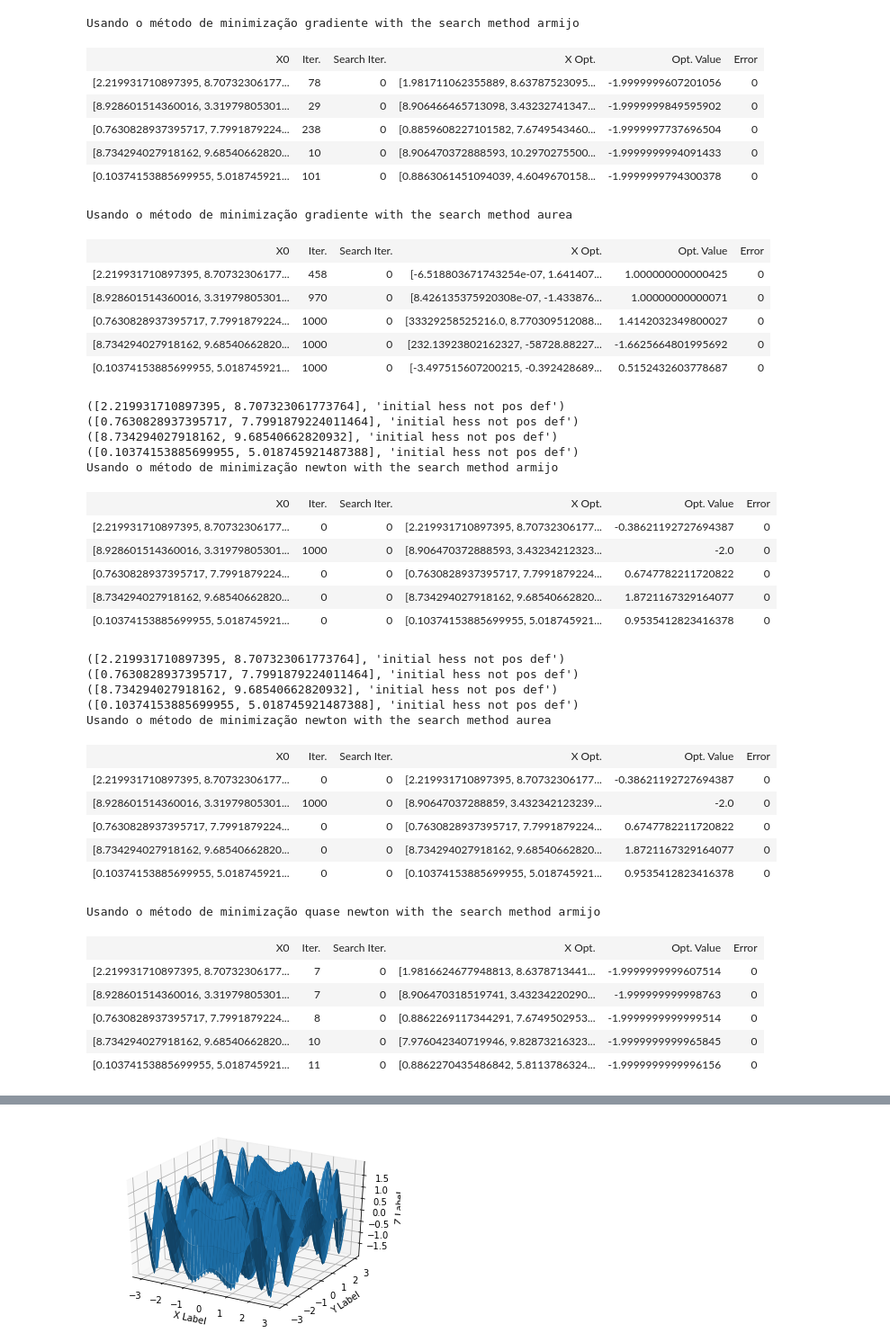
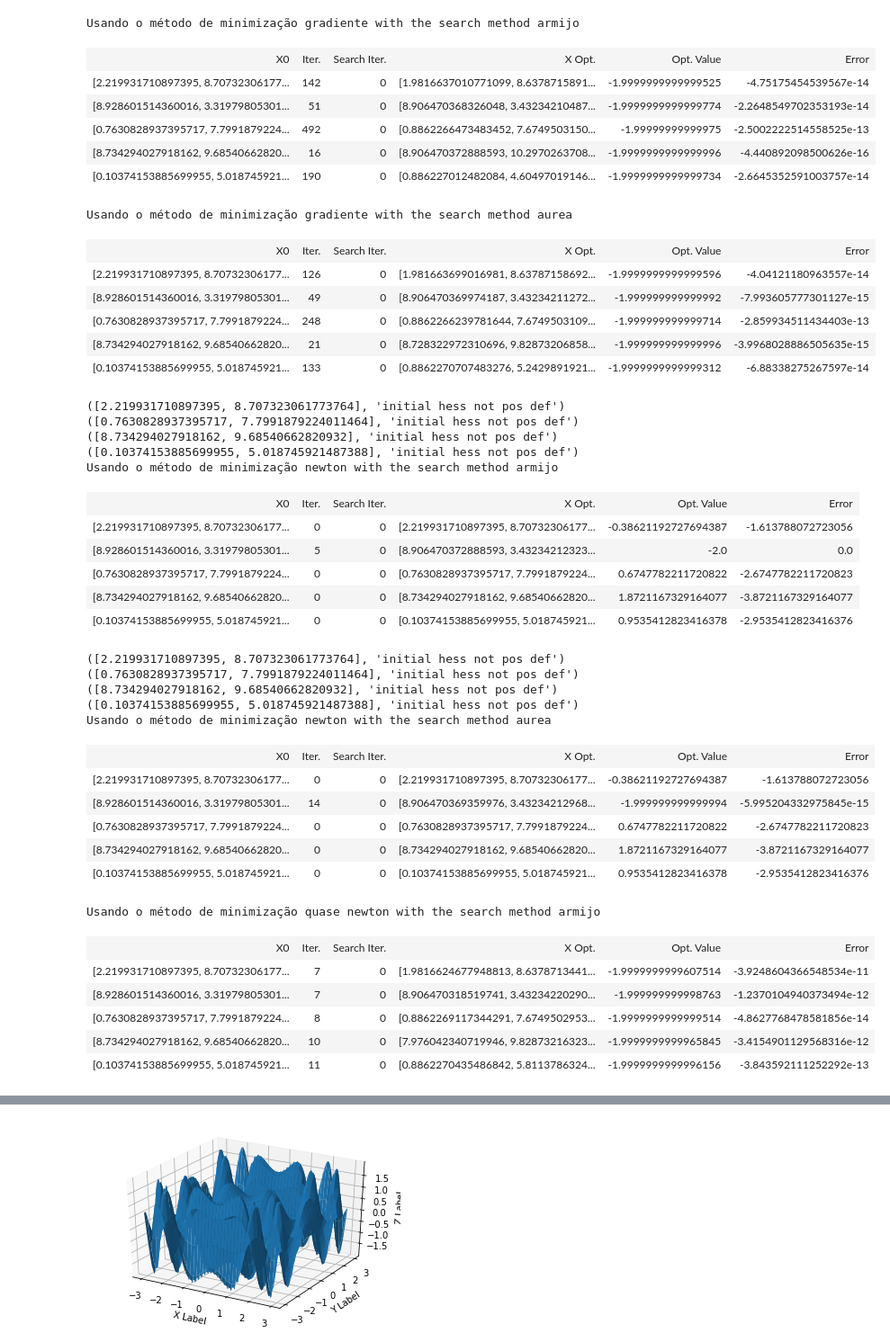
Before and after one commit to Tuniks/non-linear-programming, a Jupyter notebook: Otimização.ipynb, the cells around one changed output, grey strips where cells are left out. Shown at 90% size. Cells and saved outputs as stored; diff of their text form; code cells hidden in the pictures.

```diff
--- a/Otimização.ipynb
+++ b/Otimização.ipynb
@@ -55,8 +55,8 @@ def auxAurea(x, d, t):
     return getFunction([x[0] + t*d[0,0], x[1] + t*d[1,0]])
 
 def aurea(x, d):
-    e = 0.01
-    p = 0.25
+    e = 0.001
+    p = 0.001
     teta1 = (3 - 5**(1/2))/2
     teta2 = 1 - teta1
 
@@ -101,7 +101,7 @@ def minGradient(xi, search):
                  [10**10]])
     while (it < 1000
            and (abs(grad[0,0]) > 10**-15 or abs(grad[1,0]) > 10**-15)
-           and (abs(p[0,0]) > 10**-5 or abs(p[1,0]) > 10**-5)):
+           and (abs(p[0,0]) > 10**-8 or abs(p[1,0]) > 10**-8)):
             d = np.array([[-1 * grad[0,0]],
                           [-1 * grad[1,0]]])
             t = search(x, d)
@@ -118,24 +118,25 @@ def minNewton(xi, search):
     x = xi
     d = [0,0]
     grad = getGradient(x)
-    diff = np.array([[10**10],
+    p = np.array([[10**10],
                  [10**10]])
-    while (it < 1000):
-        if np.count_nonzero(grad) != 0:
+    while (it < 1000
+           and (abs(grad[0,0]) > 10**-15 or abs(grad[1,0]) > 10**-15)
+           and (abs(p[0,0]) > 10**-10 or abs(p[1,0]) > 10**-10)):
             hess = getHessian(x)
             if (is_pos_def(hess)):
                 invhess = np.linalg.inv(hess)
                 grad = getGradient(x)
                 d = -1*invhess.dot(grad)
                 t = search(x, d)
+                x0 = x
                 x = [x[0] + t*d[0,0], x[1] + t*d[1,0]]
+                p = np.array([[x[0] - x0[0], x[1] - x0[1]]]).transpose()
                 it = it+1
             else:
                 if (it == 0):
                     print(xi, 'initial hess not pos def')
                 break
-        else:
-            break
 
     return x, it
 
@@ -171,7 +172,7 @@ def minQuasiNewton(xi, search):
 def getResults(x, minimize, search):
     r, i = minimize(x, search)
     m = getFunction(r)
-    return [x, i, 0, r, m, 0]
+    return [x, i, 0, r, m, -2-m]
 
 
 
@@ -184,71 +185,71 @@ search_names = ["armijo", "aurea"]
 
 for method in minimization_methods:
     for search in search_methods:
         data = [["X0", "Iter.", "Search Iter.", "X Opt.", "Opt. Value", "Error"]]
         for xo in xo_list:
             data.append(getResults(xo, method, search))
 
         print("Usando o método de minimização %s with the search method %s" %(minimization_names[minimization_methods.index(method)], search_names[search_methods.index(search)]))
         display(HTML('<table><tr>{}</tr></table>'.format(
            '</tr><tr>'.join(
                '<td>{}</td>'.format('</td><td>'.join(str(_) for _ in row)) for row in data)
         )))
 
 
 # data = [["X0", "Iter.", "Search Iter.", "X Opt.", "Opt. Value", "Error"],
 #          ["Sun",696000,1989100000],
 #          ["Earth",6371,5973.6],
 #          ["Moon",1737,73.5],
 #          ["Mars",3390,641.85]]
 
 
 # display(HTML('<table><tr>{}</tr></table>'.format(
 #        '</tr><tr>'.join(
 #            '<td>{}</td>'.format('</td><td>'.join(str(_) for _ in row)) for row in data)
 #        )))
 # %% [output]
 Usando o método de minimização gradiente with the search method armijo
 | X0 | Iter. | Search Iter. | X Opt. | Opt. Value | Error |
-| [2.219931710897395, 8.70732306177... | 78 | 0 | [1.981711062355889, 8.63787523095... | -1.9999999607201056 | 0 |
-| [8.928601514360016, 3.31979805301... | 29 | 0 | [8.906466465713098, 3.43232741347... | -1.9999999849595902 | 0 |
-| [0.7630828937395717, 7.7991879224... | 238 | 0 | [0.8859608227101582, 7.6749543460... | -1.9999997737696504 | 0 |
-| [8.734294027918162, 9.68540662820... | 10 | 0 | [8.906470372888593, 10.2970275500... | -1.9999999994091433 | 0 |
-| [0.10374153885699955, 5.018745921... | 101 | 0 | [0.8863061451094039, 4.6049670158... | -1.9999999794300378 | 0 |
+| [2.219931710897395, 8.70732306177... | 142 | 0 | [1.9816637010771099, 8.6378715891... | -1.9999999999999525 | -4.75175454539567e-14 |
+| [8.928601514360016, 3.31979805301... | 51 | 0 | [8.906470368326048, 3.43234210487... | -1.9999999999999774 | -2.2648549702353193e-14 |
+| [0.7630828937395717, 7.7991879224... | 492 | 0 | [0.8862266473483452, 7.6749503150... | -1.99999999999975 | -2.5002222514558525e-13 |
+| [8.734294027918162, 9.68540662820... | 16 | 0 | [8.906470372888593, 10.2970263708... | -1.9999999999999996 | -4.440892098500626e-16 |
+| [0.10374153885699955, 5.018745921... | 190 | 0 | [0.886227012482084, 4.60497019146... | -1.9999999999999734 | -2.6645352591003757e-14 |
 Usando o método de minimização gradiente with the search method aurea
 | X0 | Iter. | Search Iter. | X Opt. | Opt. Value | Error |
-| [2.219931710897395, 8.70732306177... | 458 | 0 | [-6.518803671743254e-07, 1.641407... | 1.000000000000425 | 0 |
-| [8.928601514360016, 3.31979805301... | 970 | 0 | [8.426135375920308e-07, -1.433876... | 1.00000000000071 | 0 |
-| [0.7630828937395717, 7.7991879224... | 1000 | 0 | [33329258525216.0, 8.770309512088... | 1.4142032349800027 | 0 |
-| [8.734294027918162, 9.68540662820... | 1000 | 0 | [232.13923802162327, -58728.88227... | -1.6625664801995692 | 0 |
-| [0.10374153885699955, 5.018745921... | 1000 | 0 | [-3.497515607200215, -0.392428689... | 0.5152432603778687 | 0 |
+| [2.219931710897395, 8.70732306177... | 126 | 0 | [1.981663699016981, 8.63787158692... | -1.9999999999999596 | -4.04121180963557e-14 |
+| [8.928601514360016, 3.31979805301... | 49 | 0 | [8.906470369974187, 3.43234211272... | -1.999999999999992 | -7.993605777301127e-15 |
+| [0.7630828937395717, 7.7991879224... | 248 | 0 | [0.8862266239781644, 7.6749503109... | -1.999999999999714 | -2.859934511434403e-13 |
+| [8.734294027918162, 9.68540662820... | 21 | 0 | [8.728322972310696, 9.82873206858... | -1.999999999999996 | -3.9968028886505635e-15 |
+| [0.10374153885699955, 5.018745921... | 133 | 0 | [0.8862270707483276, 5.2429891921... | -1.9999999999999312 | -6.88338275267597e-14 |
 ([2.219931710897395, 8.707323061773764], 'initial hess not pos def')
 ([0.7630828937395717, 7.7991879224011464], 'initial hess not pos def')
 ([8.734294027918162, 9.68540662820932], 'initial hess not pos def')
 ([0.10374153885699955, 5.018745921487388], 'initial hess not pos def')
 Usando o método de minimização newton with the search method armijo
 | X0 | Iter. | Search Iter. | X Opt. | Opt. Value | Error |
-| [2.219931710897395, 8.70732306177... | 0 | 0 | [2.219931710897395, 8.70732306177... | -0.38621192727694387 | 0 |
-| [8.928601514360016, 3.31979805301... | 1000 | 0 | [8.906470372888593, 3.43234212323... | -2.0 | 0 |
-| [0.7630828937395717, 7.7991879224... | 0 | 0 | [0.7630828937395717, 7.7991879224... | 0.6747782211720822 | 0 |
-| [8.734294027918162, 9.68540662820... | 0 | 0 | [8.734294027918162, 9.68540662820... | 1.8721167329164077 | 0 |
-| [0.10374153885699955, 5.018745921... | 0 | 0 | [0.10374153885699955, 5.018745921... | 0.9535412823416378 | 0 |
+| [2.219931710897395, 8.70732306177... | 0 | 0 | [2.219931710897395, 8.70732306177... | -0.38621192727694387 | -1.613788072723056 |
+| [8.928601514360016, 3.31979805301... | 5 | 0 | [8.906470372888593, 3.43234212323... | -2.0 | 0.0 |
+| [0.7630828937395717, 7.7991879224... | 0 | 0 | [0.7630828937395717, 7.7991879224... | 0.6747782211720822 | -2.6747782211720823 |
+| [8.734294027918162, 9.68540662820... | 0 | 0 | [8.734294027918162, 9.68540662820... | 1.8721167329164077 | -3.8721167329164077 |
+| [0.10374153885699955, 5.018745921... | 0 | 0 | [0.10374153885699955, 5.018745921... | 0.9535412823416378 | -2.9535412823416376 |
 ([2.219931710897395, 8.707323061773764], 'initial hess not pos def')
 ([0.7630828937395717, 7.7991879224011464], 'initial hess not pos def')
 ([8.734294027918162, 9.68540662820932], 'initial hess not pos def')
 ([0.10374153885699955, 5.018745921487388], 'initial hess not pos def')
 Usando o método de minimização newton with the search method aurea
 | X0 | Iter. | Search Iter. | X Opt. | Opt. Value | Error |
-| [2.219931710897395, 8.70732306177... | 0 | 0 | [2.219931710897395, 8.70732306177... | -0.38621192727694387 | 0 |
-| [8.928601514360016, 3.31979805301... | 1000 | 0 | [8.90647037288859, 3.432342123239... | -2.0 | 0 |
-| [0.7630828937395717, 7.7991879224... | 0 | 0 | [0.7630828937395717, 7.7991879224... | 0.6747782211720822 | 0 |
-| [8.734294027918162, 9.68540662820... | 0 | 0 | [8.734294027918162, 9.68540662820... | 1.8721167329164077 | 0 |
-| [0.10374153885699955, 5.018745921... | 0 | 0 | [0.10374153885699955, 5.018745921... | 0.9535412823416378 | 0 |
+| [2.219931710897395, 8.70732306177... | 0 | 0 | [2.219931710897395, 8.70732306177... | -0.38621192727694387 | -1.613788072723056 |
+| [8.928601514360016, 3.31979805301... | 14 | 0 | [8.906470369359976, 3.43234212968... | -1.999999999999994 | -5.995204332975845e-15 |
+| [0.7630828937395717, 7.7991879224... | 0 | 0 | [0.7630828937395717, 7.7991879224... | 0.6747782211720822 | -2.6747782211720823 |
+| [8.734294027918162, 9.68540662820... | 0 | 0 | [8.734294027918162, 9.68540662820... | 1.8721167329164077 | -3.8721167329164077 |
+| [0.10374153885699955, 5.018745921... | 0 | 0 | [0.10374153885699955, 5.018745921... | 0.9535412823416378 | -2.9535412823416376 |
 Usando o método de minimização quase newton with the search method armijo
 | X0 | Iter. | Search Iter. | X Opt. | Opt. Value | Error |
-| [2.219931710897395, 8.70732306177... | 7 | 0 | [1.9816624677948813, 8.6378713441... | -1.9999999999607514 | 0 |
-| [8.928601514360016, 3.31979805301... | 7 | 0 | [8.906470318519741, 3.43234220290... | -1.999999999998763 | 0 |
-| [0.7630828937395717, 7.7991879224... | 8 | 0 | [0.8862269117344291, 7.6749502953... | -1.9999999999999514 | 0 |
-| [8.734294027918162, 9.68540662820... | 10 | 0 | [7.976042340719946, 9.82873216323... | -1.9999999999965845 | 0 |
-| [0.10374153885699955, 5.018745921... | 11 | 0 | [0.8862270435486842, 5.8113786324... | -1.9999999999996156 | 0 |
+| [2.219931710897395, 8.70732306177... | 7 | 0 | [1.9816624677948813, 8.6378713441... | -1.9999999999607514 | -3.9248604366548534e-11 |
+| [8.928601514360016, 3.31979805301... | 7 | 0 | [8.906470318519741, 3.43234220290... | -1.999999999998763 | -1.2370104940373494e-12 |
+| [0.7630828937395717, 7.7991879224... | 8 | 0 | [0.8862269117344291, 7.6749502953... | -1.9999999999999514 | -4.8627768478581856e-14 |
+| [8.734294027918162, 9.68540662820... | 10 | 0 | [7.976042340719946, 9.82873216323... | -1.9999999999965845 | -3.4154901129568316e-12 |
+| [0.10374153885699955, 5.018745921... | 11 | 0 | [0.8862270435486842, 5.8113786324... | -1.9999999999996156 | -3.843592111252292e-13 |
 Usando o método de minimização quase newton with the search method aurea
 | X0 | Iter. | Search Iter. | X Opt. | Opt. Value | Error |
```
Also changed, not shown: parts of 1 cell of this notebook.
